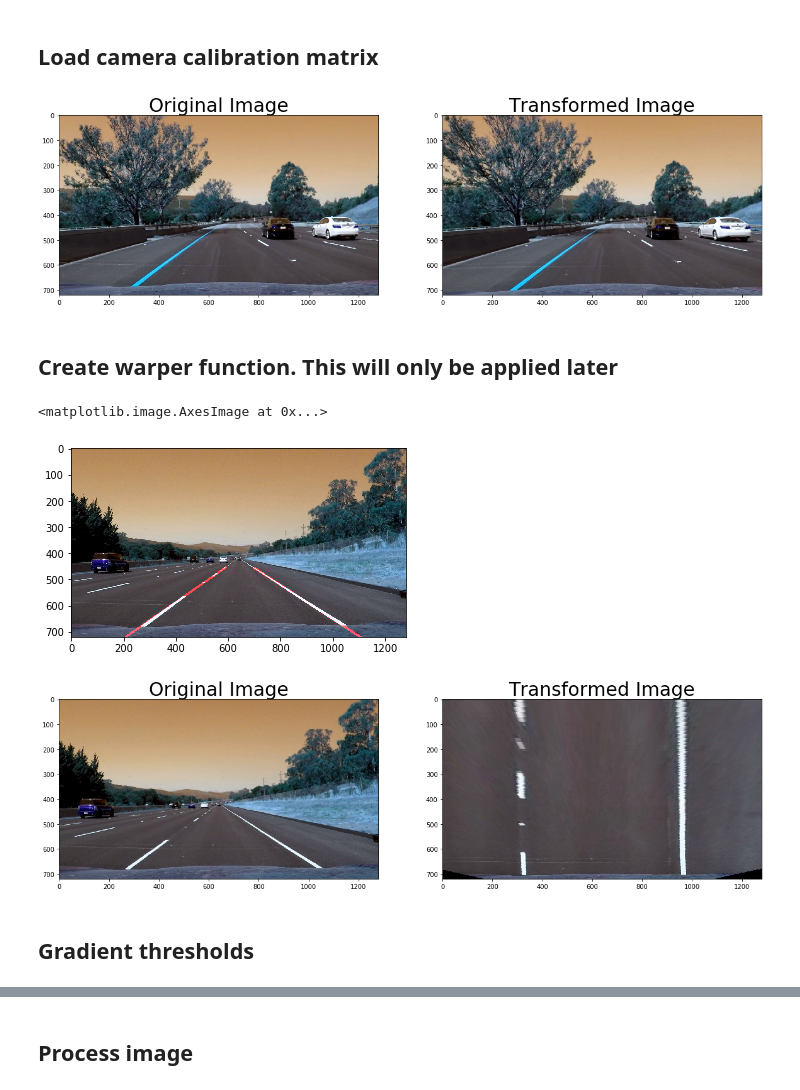
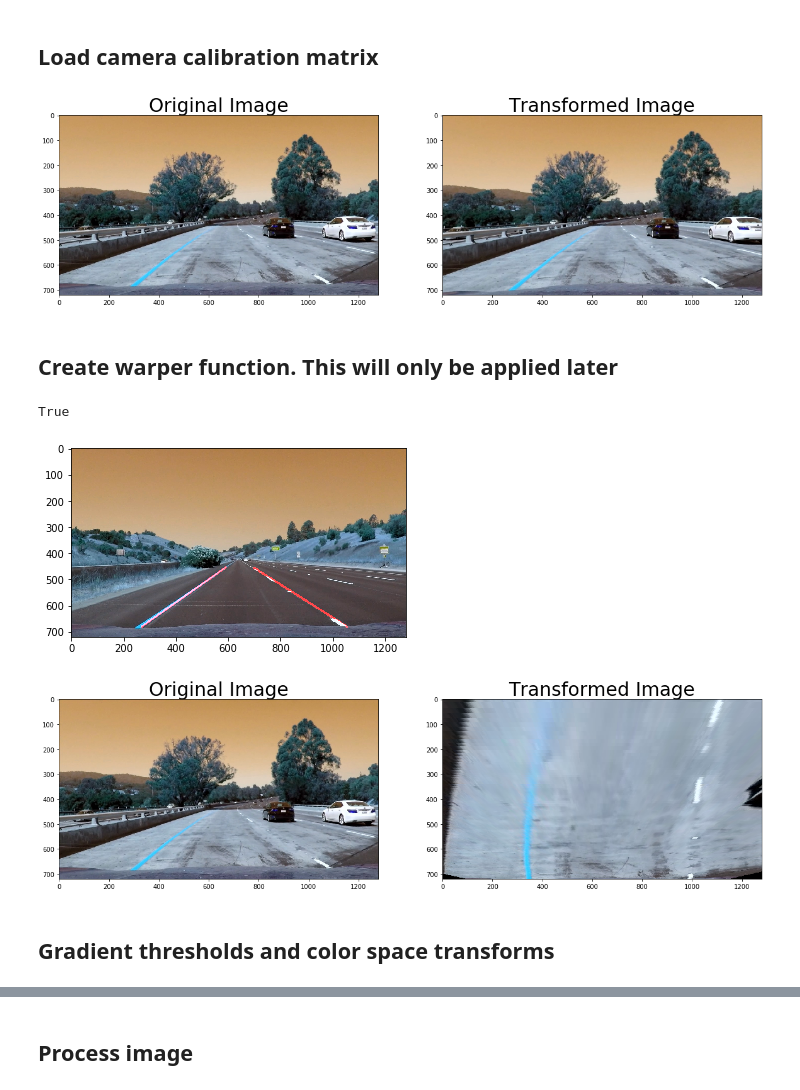
Before and after one commit to lealldiogo/CarND-Advanced-Lane-Lines, a Jupyter notebook: Project.ipynb, the cells around one changed output, grey strips where cells are left out. Drawn from its saved outputs; the diff is of its cells as text; code cells hidden in the pictures.

```diff
--- a/Project.ipynb
+++ b/Project.ipynb
@@ -28,8 +28,10 @@ with open('camera_cal/wide_dist_pickle.p', 'rb') as f:
 
 mtx, dist = dist_pickle["mtx"], dist_pickle["dist"]
 
+images = glob.glob('./test_images/test*.jpg')
+
 # Test undistortion on an image
-img = cv2.imread('test_images/test6.jpg')
+img = cv2.imread(images[np.random.randint(0,len(images))])
 img_size = (img.shape[1], img.shape[0])
 
 dst = cv2.undistort(img, mtx, dist, None, mtx)
@@ -53,7 +55,7 @@ def visualize_gray(img, new_img):
 
 visualize(img, dst)
 # %% [output]
-[figure, old version]
+[figure, new version]
 # %% [markdown]
 ## Create warper function. This will only be applied later
 # %%
@@ -62,40 +64,43 @@ def warper(img, src, dst):
     # Compute and apply perpective transform
     img_size = (img.shape[1], img.shape[0])
     M = cv2.getPerspectiveTransform(src, dst)
+    # Inverse matrix
+    Minv = cv2.getPerspectiveTransform(dst, src)
     warped = cv2.warpPerspective(img, M, img_size, flags=cv2.INTER_NEAREST)  # keep same size as input image
 
-    return warped, M
+    return warped, M, Minv
 
-persp_test = cv2.imread('test_images/straight_lines2.jpg')
-
-line_img = np.zeros((persp_test.shape[0], persp_test.shape[1], 3), dtype=np.uint8)
+line_img = np.zeros((img.shape[0], img.shape[1], 3), dtype=np.uint8)
+persp_test = cv2.imread('test_images/straight_lines1.jpg')
 # Points on the image
 tl = (590, 455) #top right
-tr = (persp_test.shape[1] - 582, 455) #top left
-bl = (208, persp_test.shape[0]) #bottom right
-br = (persp_test.shape[1] - 174, persp_test.shape[0]) #bottom left
+tr = (img_size[0] - 582, 455) #top left
+bl = (270, img_size[1] - 40) #bottom right
+br = (img_size[0] - 226, img_size[1] - 40) #bottom left
 
 cv2.line(line_img, tr, br, [255,0,0], 7)
 cv2.line(line_img, tl, bl, [255,0,0], 7)
 result = cv2.addWeighted(line_img, 0.8, persp_test, 1., 0.)
 plt.imshow(result)
+cv2.imwrite('output_images/persp_lines.jpg',result)
 # %% [output]
-<matplotlib.image.AxesImage at 0x...>
+True
-[figure, old version]
+[figure, new version]
 # %%
-# For source points I'm looking at example straight line images
-# After making sure this works, I should use the draw_lines function from the first project to get the points
+# For source points I'm looking at the straight line test images
+# and drawing lines on the image to match lane lines
 source = np.float32([tl, bl, br, tr])
+
 # For destination points, I'm arbitrarily choosing some points to be a nice fit for displaying the warped result
 # Not exact, but close enough for our purposes. Dividing by four is a good aproximation
-destination = np.float32([(persp_test.shape[1]/4, 0), (persp_test.shape[1]/4, persp_test.shape[0]), (persp_test.shape[1]*3/4, persp_test.shape[0]), (persp_test.shape[1]*3/4, 0)])
+destination = np.float32([(img_size[0]/4, 0), (img_size[0]/4, img_size[1]), (img_size[0]*3/4, img_size[1]), (img_size[0]*3/4, 0)])
 
-warped, M = warper(persp_test, source, destination)
-visualize(persp_test,warped)
+warped, M, Minv = warper(img, source, destination)
+visualize(img,warped)
 # %% [output]
-[figure, old version]
+[figure, new version]
 # %% [markdown]
-## Gradient thresholds
+## Gradient thresholds and color space transforms
 # %%
 def abs_sobel_thresh(image, orient, sobel_kernel=3, thresh=(0, 255)):
     # 1) Convert to grayscale
```
Also changed, not shown: parts of 21 cells of this notebook, 8 other files.
